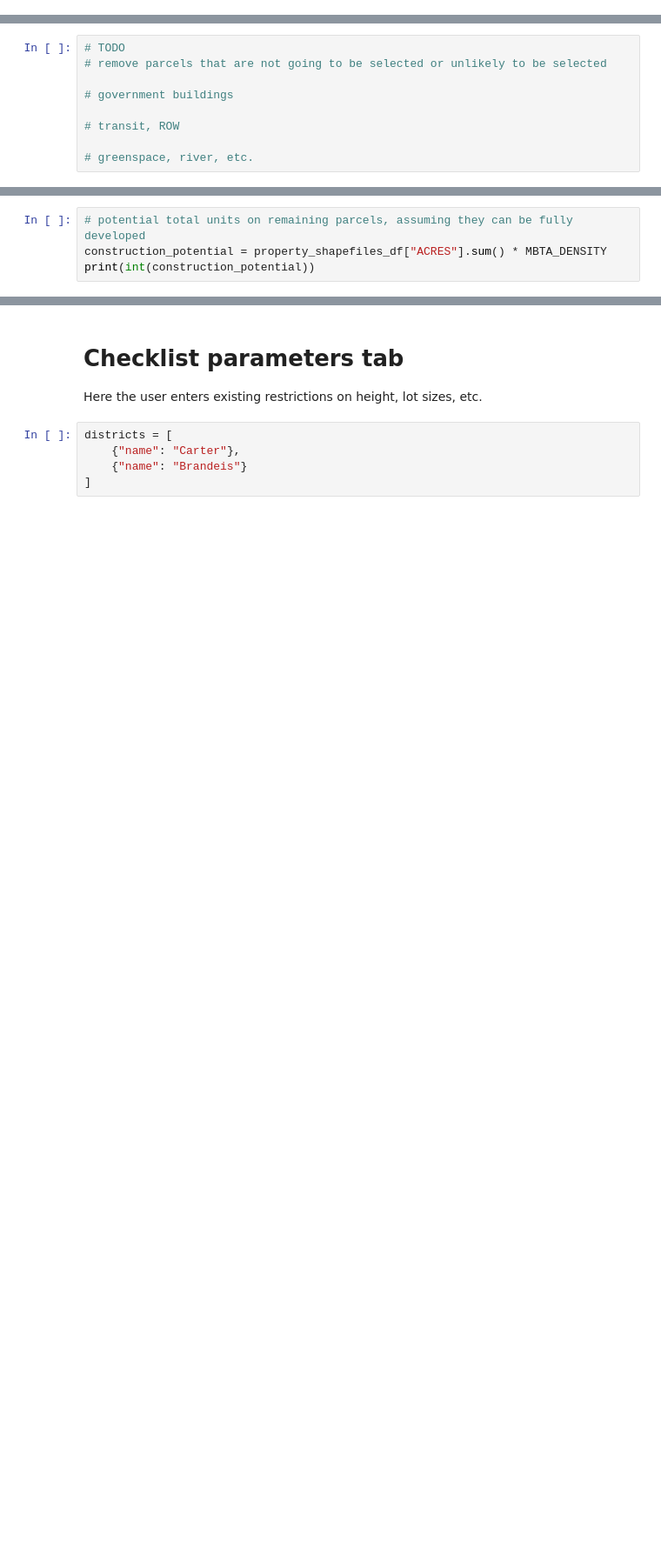
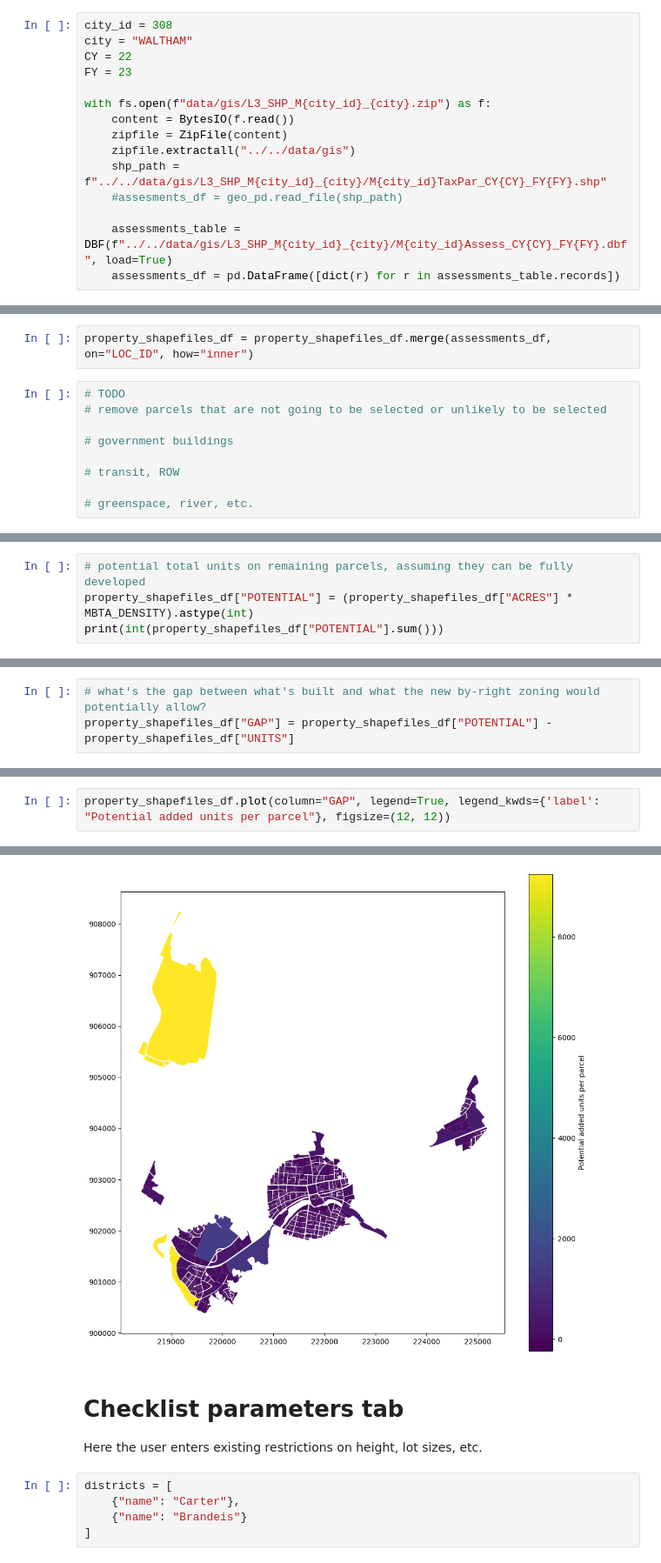
Before and after one commit to tjrileywisc/waltham_gis, a Jupyter notebook: investigations/mbta_zoning_changes/notebook.ipynb, the cells around one changed output, grey strips where cells are left out. Shown at 87% size. Cells and saved outputs as stored; diff of their text form; blank space fills up the shorter version.

```diff
--- a/investigations/mbta_zoning_changes/notebook.ipynb
+++ b/investigations/mbta_zoning_changes/notebook.ipynb
@@ -50,3 +52,18 @@ property_shapefiles_df.head()
 | 3 | F_722477_2954895 | 44 RIVERSIDE DR, RIVERSIDE DR, WA... | 101 | Single Family Residential | Y | 0.347326 | 15129.509686 | 0.000000 | 3468.070430 | 3468.070430 | ... |
 | 4 | F_722168_2954973 | 85 KNOLLWOOD DR, KNOLLWOOD DR, WA... | 101 | Single Family Residential | Y | 0.278369 | 12125.747026 | 0.000000 | 0.000000 | 0.000000 | ... |
 5 rows × 24 columns
+# %%
+city_id = 308
+city = "WALTHAM"
+CY = 22
+FY = 23
+
+with fs.open(f"data/gis/L3_SHP_M{city_id}_{city}.zip") as f:
+    content = BytesIO(f.read())
+    zipfile = ZipFile(content)
+    zipfile.extractall("../../data/gis")
+    shp_path = f"../../data/gis/L3_SHP_M{city_id}_{city}/M{city_id}TaxPar_CY{CY}_FY{FY}.shp"
+    #assesments_df = geo_pd.read_file(shp_path)
+
+    assessments_table = DBF(f"../../data/gis/L3_SHP_M{city_id}_{city}/M{city_id}Assess_CY{CY}_FY{FY}.dbf", load=True)
+    assessments_df = pd.DataFrame([dict(r) for r in assessments_table.records])
@@ -61,3 +83,5 @@ property_shapefiles_df.plot()
+# %%
+property_shapefiles_df = property_shapefiles_df.merge(assessments_df, on="LOC_ID", how="inner")
 # %%
 # TODO
 # remove parcels that are not going to be selected or unlikely to be selected
@@ -78,6 +108,6 @@ Index(['LOC_ID', 'Address', 'UseCodes', 'UseDesc', 'TRANSIT', 'ACRES', 'SQFT',
       dtype='object')
 # %%
 # potential total units on remaining parcels, assuming they can be fully developed
-construction_potential = property_shapefiles_df["ACRES"].sum() * MBTA_DENSITY
-print(int(construction_potential))
+property_shapefiles_df["POTENTIAL"] = (property_shapefiles_df["ACRES"] * MBTA_DENSITY).astype(int)
+print(int(property_shapefiles_df["POTENTIAL"].sum()))
 # %% [output]
@@ -84,0 +115,3 @@ print(int(construction_potential))
+# %%
+# what's the gap between what's built and what the new by-right zoning would potentially allow?
+property_shapefiles_df["GAP"] = property_shapefiles_df["POTENTIAL"] - property_shapefiles_df["UNITS"]
@@ -84,0 +133,3 @@ print(int(construction_potential))
+# %%
+property_shapefiles_df.plot(column="GAP", legend=True, legend_kwds={'label': "Potential added units per parcel"}, figsize=(12, 12))
+# %% [output]
@@ -85,3 +137,4 @@ print(int(construction_potential))
+[figure, added]
 # %% [markdown]
 # Checklist parameters tab
 
```
Also changed, not shown: parts of 14 cells of this notebook, 3 other files.
